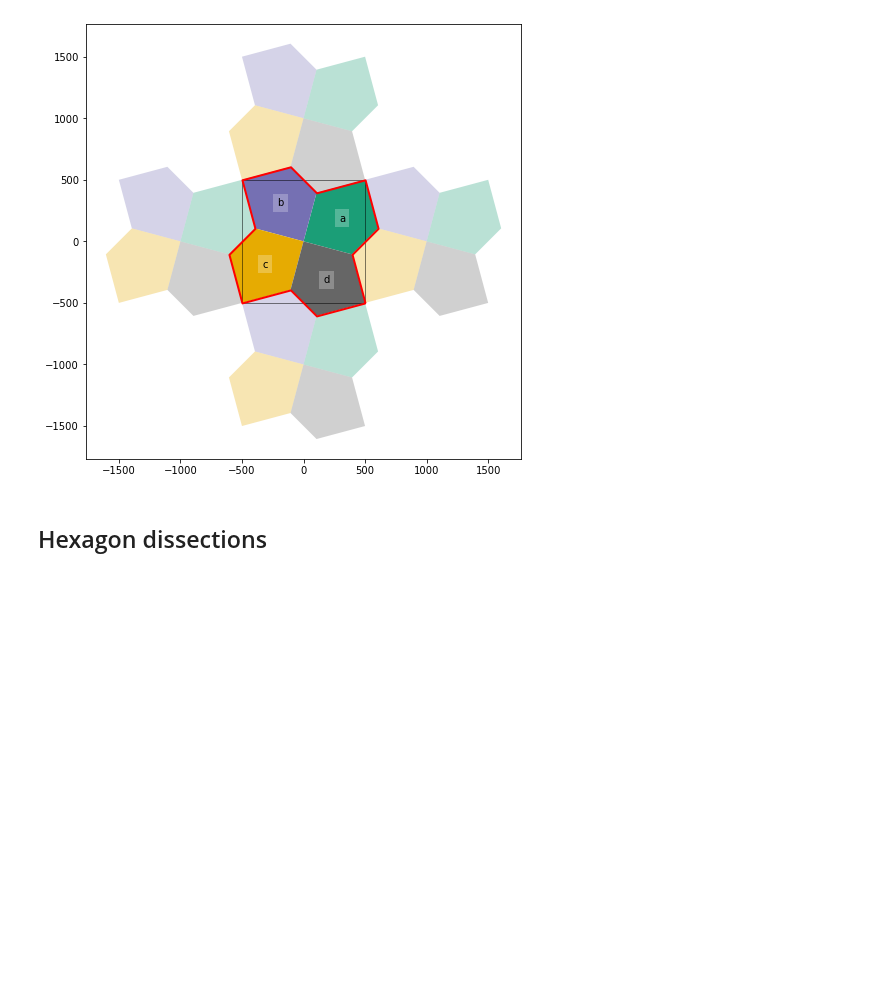
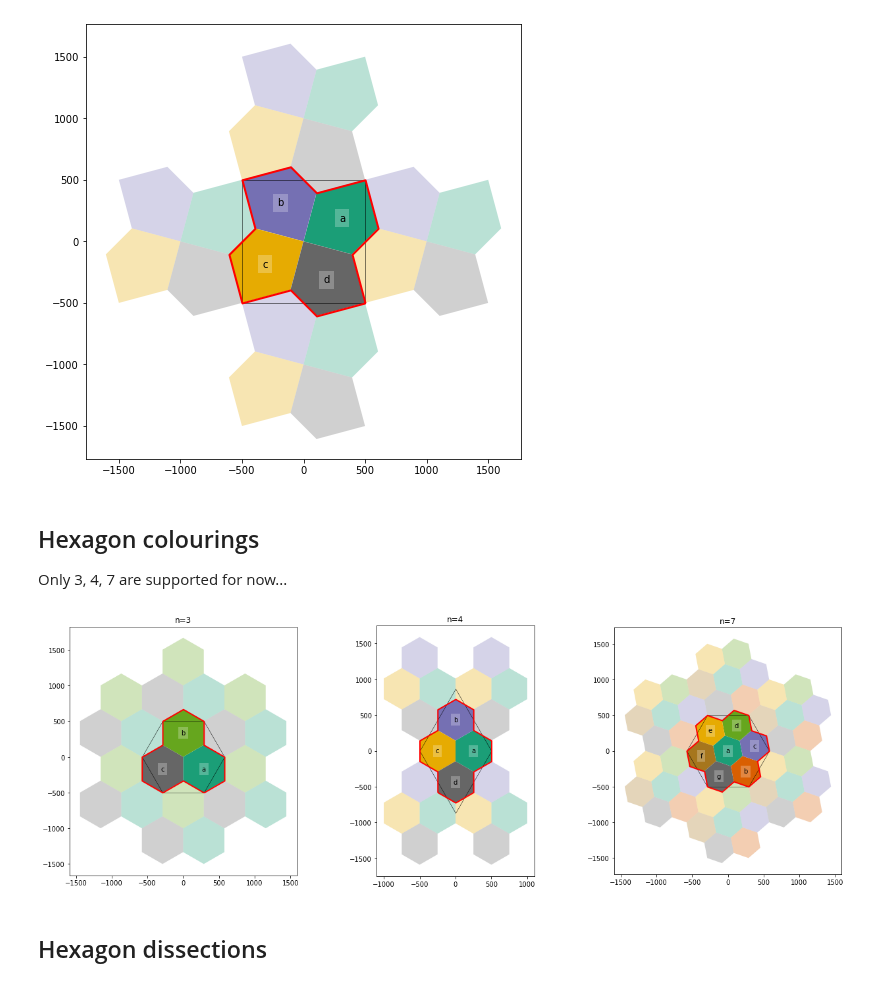
Before and after one commit to DOSull/weaving-space, a Jupyter notebook: weavingspace/all-the-tiles.ipynb, the cells around one changed output. Cells and saved outputs as stored; diff of their text form; code cells hidden in the pictures; blank space fills up the shorter version.

Commit message:
update all the tiles notebook

```diff
--- a/weavingspace/all-the-tiles.ipynb
+++ b/weavingspace/all-the-tiles.ipynb
@@ -24,6 +24,21 @@ TileUnit(tiling_type = "cairo").plot(r = 1)
 # %% [output]
 <AxesSubplot:>
 [figure]
+# %% [markdown]
+## Hexagon colourings
+Only 3, 4, 7 are supported for now...
+# %%
+units = [
+    TileUnit(tiling_type = "hex-colouring", n = 3),
+    TileUnit(tiling_type = "hex-colouring", n = 4),
+    TileUnit(tiling_type = "hex-colouring", n = 7)]
+fig = pyplot.figure(figsize = (21, 7))
+for u, posn in zip(units, range(1, 4)):
+    ax = fig.add_subplot(1, 3, posn)
+    ax.set_title(f"n={u.n}")
+    u.plot(ax = ax, r = 1)
+# %% [output]
+[figure, added]
 # %% [markdown]
 ## Hexagon dissections
 # %%
```
